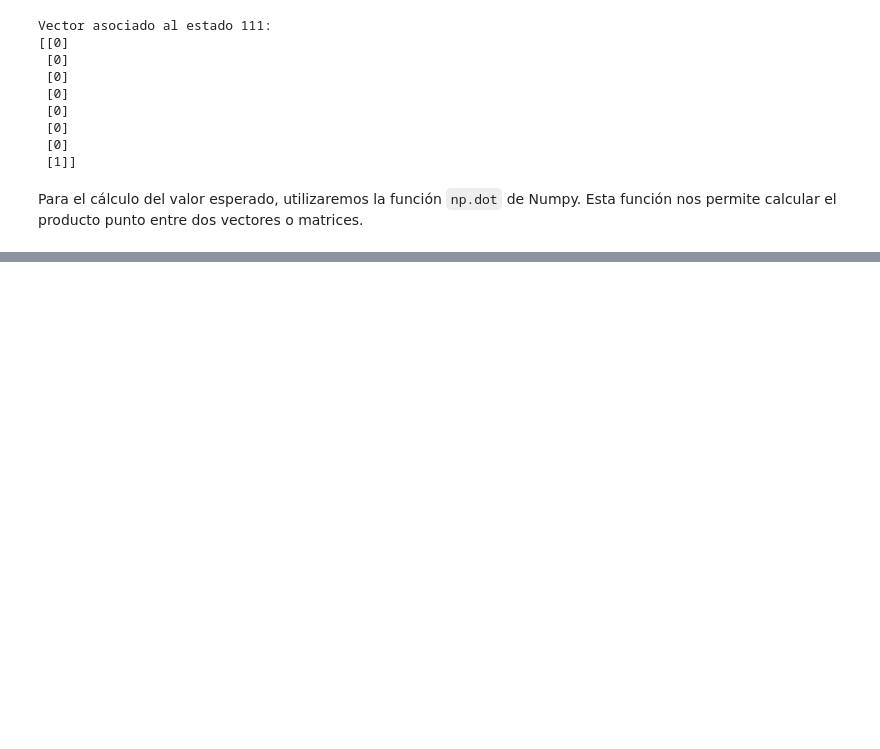
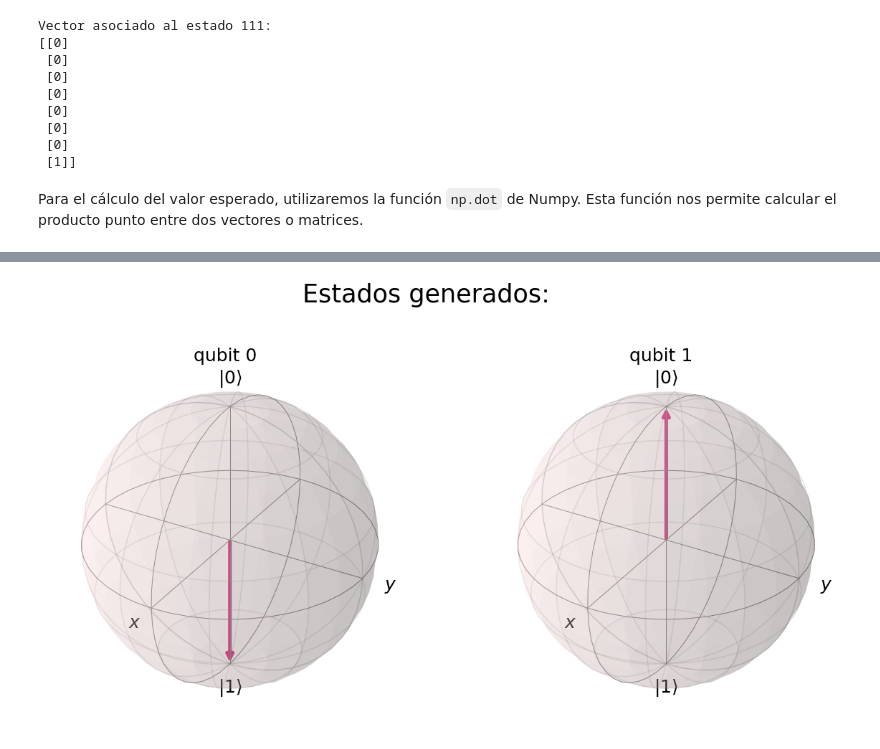
Before and after one commit to drjpeibol/QC-MsC, a Jupyter notebook: Linear-Algebra/Lab-2/lab_2.ipynb, the cells around one changed output, grey strips where cells are left out. Saved outputs shown, nothing was run; the diff lists cells and outputs as text; code cells hidden in the pictures; blank space fills up the shorter version.

```diff
--- a/Linear-Algebra/Lab-2/lab_2.ipynb
+++ b/Linear-Algebra/Lab-2/lab_2.ipynb
@@ -229,0 +353,7 @@ Valor esperado:
+# %%
+# Representamos ambos estados en la esfera de Bloch
+states = qk.execute(qc, backend=qk.Aer.get_backend("statevector_simulator")).result().get_statevector()
+
+states.draw('bloch', title="Estados generados: ",figsize=[10,10],title_font_size=35,font_size=25)
+# %% [output]
+[figure, added]
```
Also changed, not shown: parts of 18 cells of this notebook.
